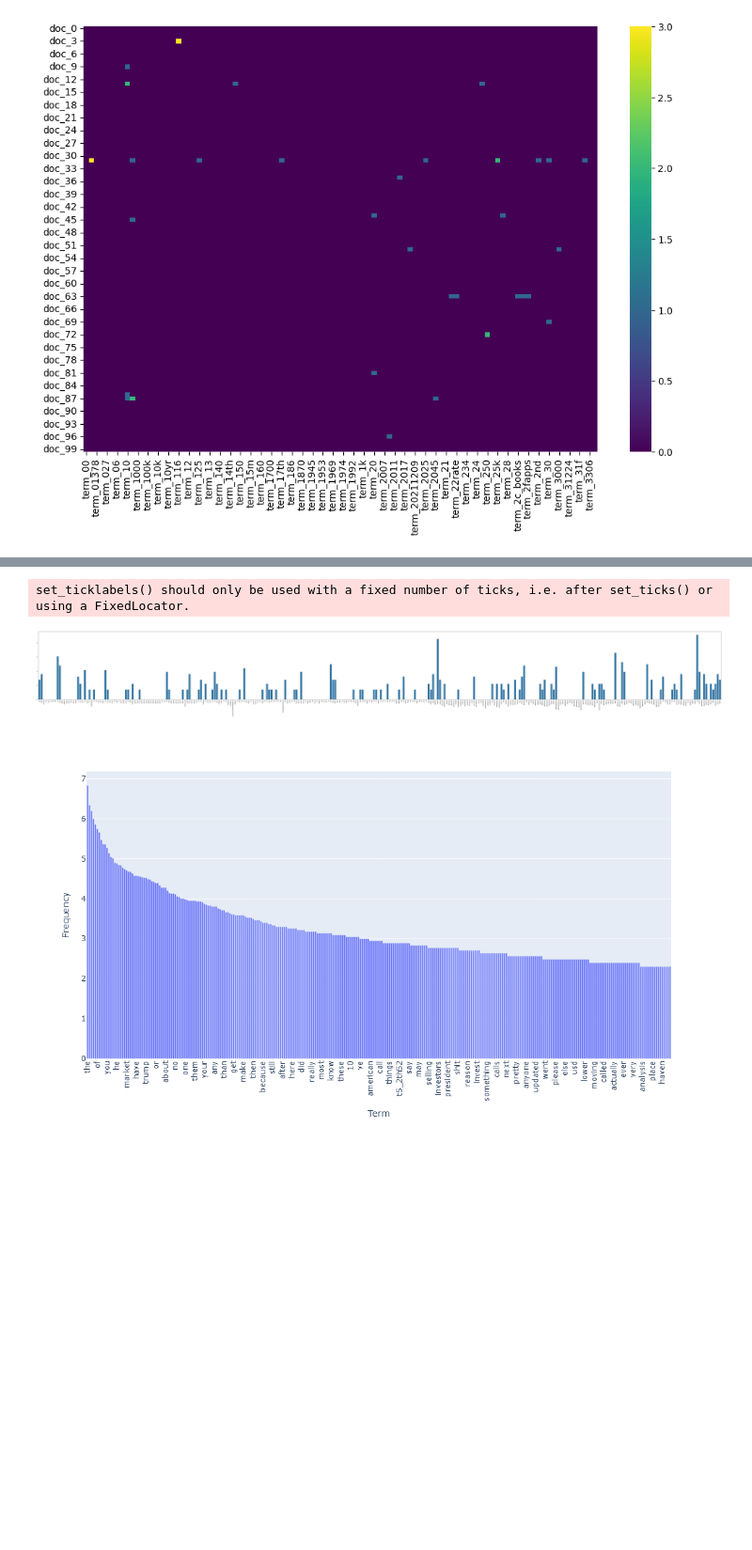
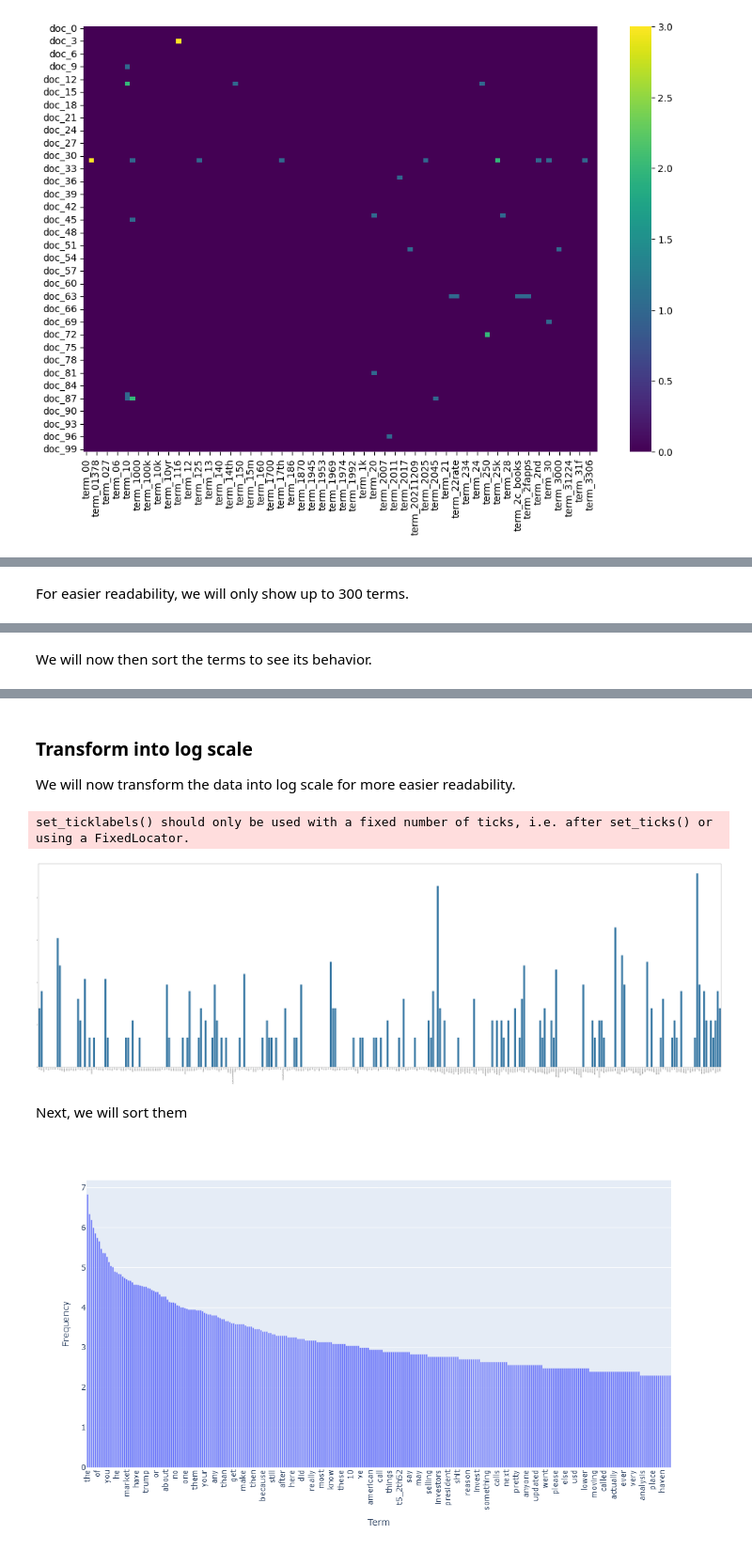
Before and after one commit to samjun99/DM2025-Lab1-Exercise, a Jupyter notebook: DM2025-Lab1-Homework.ipynb, the cells around one changed output, grey strips where cells are left out. Shown at 94% size. Saved outputs shown, nothing was run; the diff lists cells and outputs as text; code cells hidden in the pictures; blank space fills up the shorter version.

```diff
--- a/DM2025-Lab1-Homework.ipynb
+++ b/DM2025-Lab1-Homework.ipynb
@@ -337,4 +360,6 @@ for j in range(0,data_counts.shape[1]):
 term_frequencies = np.asarray(data_counts.sum(axis=0))[0]
+# %% [markdown]
+For easier readability, we will only show up to 300 terms.
 # %%
 import plotly.express as px
 
@@ -348,6 +373,8 @@ fig.update_layout(xaxis_tickangle=-90, height=600, width=1200)
 fig.show()
 # %% [output]
 [figure]
+# %% [markdown]
+We will now then sort the terms to see its behavior.
 # %%
 df_terms = pd.DataFrame({
     "term": count_vect.get_feature_names_out(),
@@ -368,17 +395,23 @@ fig.update_layout(xaxis_tickangle=-90, height=600, width=1200)
 fig.show()
 # %% [output]
 [figure]
+# %% [markdown]
+### Transform into log scale
+
+We will now transform the data into log scale for more easier readability.
 # %%
 import math
 term_frequencies_log = [math.log(i) for i in term_frequencies]
 # %%
-plt.subplots(figsize=(100, 10))
+plt.subplots(figsize=(100, 30))
 g = sns.barplot(x=count_vect.get_feature_names_out()[:300],
                 y=term_frequencies_log[:300])
 g.set_xticklabels(count_vect.get_feature_names_out()[:300], rotation = 90);
 # %% [output]
 set_ticklabels() should only be used with a fixed number of ticks, i.e. after set_ticks() or using a FixedLocator.
-[figure, old version]
+[figure, new version]
+# %% [markdown]
+Next, we will sort them
 # %%
 df_terms = pd.DataFrame({
     "term": count_vect.get_feature_names_out(),
```
Also changed, not shown: parts of 48 cells of this notebook, 2 other files.
